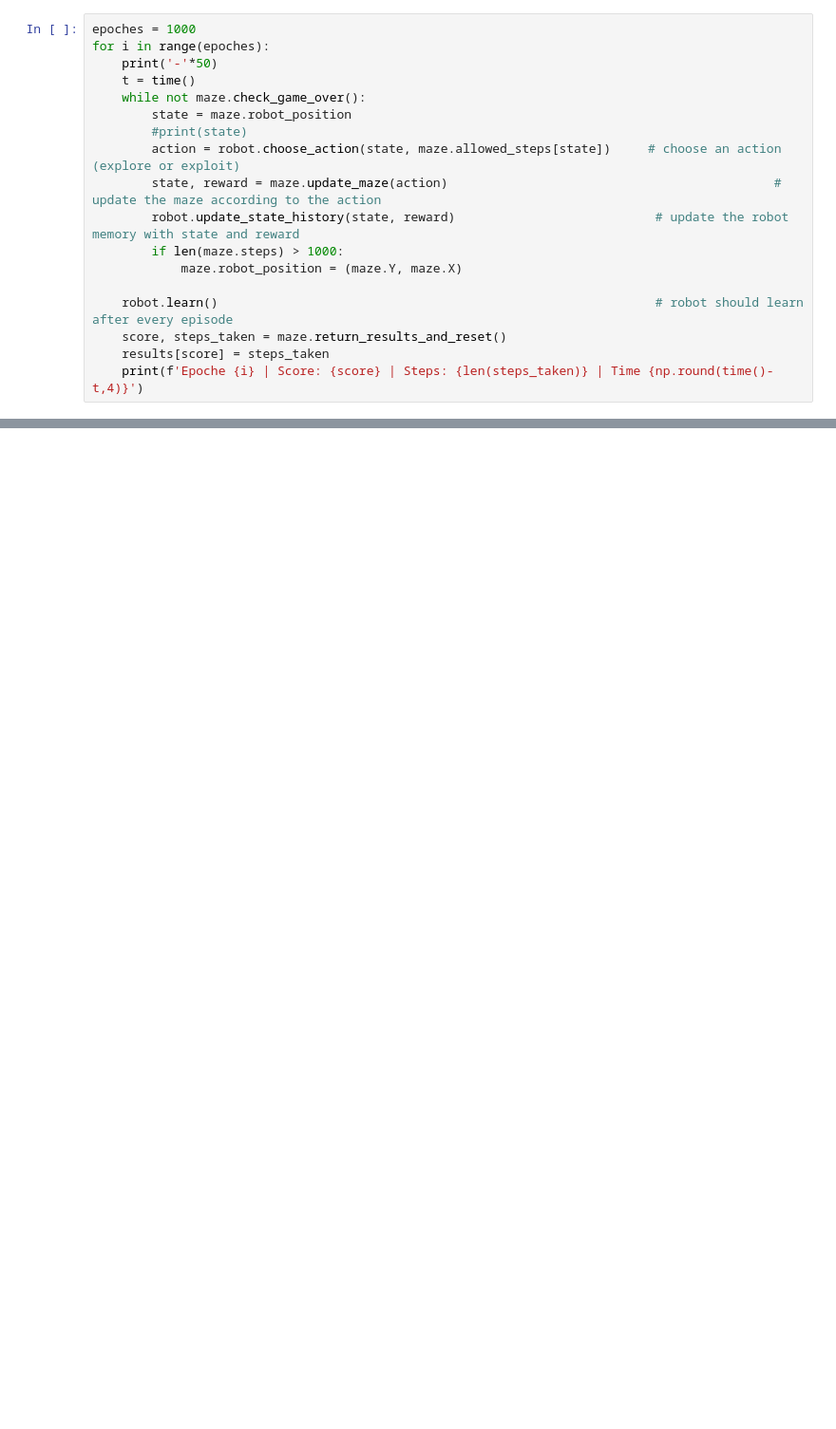
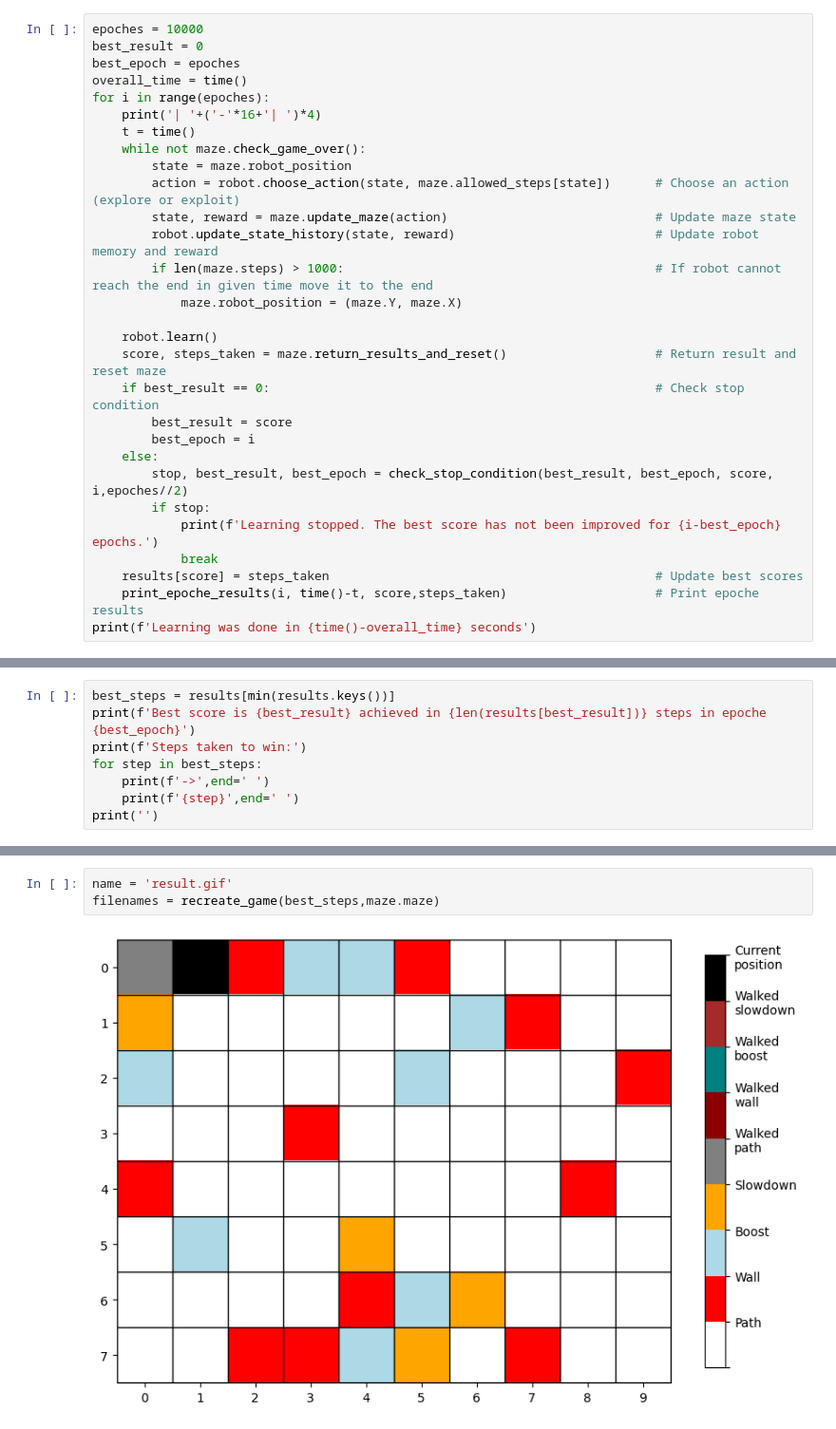
Before and after one commit to zapalke/Python-ml-maze-solver, a Jupyter notebook: main.ipynb, the cells around one changed output, grey strips where cells are left out. Shown at 95% size. Drawn from its saved outputs; the diff is of its cells as text; blank space fills up the shorter version.

```diff
--- a/main.ipynb
+++ b/main.ipynb
@@ -229,19 +306,30 @@ steps = game.print_allowed_steps()
 # %%
-epoches = 1000
+epoches = 10000
+best_result = 0
+best_epoch = epoches
+overall_time = time()
 for i in range(epoches):
-    print('-'*50)
+    print('| '+('-'*16+'| ')*4)
     t = time()
     while not maze.check_game_over():
         state = maze.robot_position
-        #print(state)
-        action = robot.choose_action(state, maze.allowed_steps[state])     # choose an action (explore or exploit)
-        state, reward = maze.update_maze(action)                                            # update the maze according to the action
-        robot.update_state_history(state, reward)                           # update the robot memory with state and reward
-        if len(maze.steps) > 1000:
+        action = robot.choose_action(state, maze.allowed_steps[state])      # Choose an action (explore or exploit)
+        state, reward = maze.update_maze(action)                            # Update maze state
+        robot.update_state_history(state, reward)                           # Update robot memory and reward
+        if len(maze.steps) > 1000:                                          # If robot cannot reach the end in given time move it to the end
             maze.robot_position = (maze.Y, maze.X)
 
-    robot.learn()                                                           # robot should learn after every episode
-    score, steps_taken = maze.return_results_and_reset()
-    results[score] = steps_taken
-    print(f'Epoche {i} | Score: {score} | Steps: {len(steps_taken)} | Time {np.round(time()-t,4)}')
+    robot.learn()
+    score, steps_taken = maze.return_results_and_reset()                    # Return result and reset maze
+    if best_result == 0:                                                    # Check stop condition
+        best_result = score
+        best_epoch = i
+    else:
+        stop, best_result, best_epoch = check_stop_condition(best_result, best_epoch, score, i,epoches//2)
+        if stop:
+            print(f'Learning stopped. The best score has not been improved for {i-best_epoch} epochs.')
+            break
+    results[score] = steps_taken                                            # Update best scores
+    print_epoche_results(i, time()-t, score,steps_taken)                    # Print epoche results
+print(f'Learning was done in {time()-overall_time} seconds')
 # %% [output]
@@ -264,0 +353,8 @@ Epoche 999 | Score: 519 | Steps: 24 | Time 0.0
+# %%
+best_steps = results[min(results.keys())]
+print(f'Best score is {best_result} achieved in {len(results[best_result])} steps in epoche {best_epoch}')
+print(f'Steps taken to win:')
+for step in best_steps:
+    print(f'->',end=' ')
+    print(f'{step}',end=' ')
+print('')
@@ -264,0 +365,5 @@ Epoche 999 | Score: 519 | Steps: 24 | Time 0.0
+# %%
+name = 'result.gif'
+filenames = recreate_game(best_steps,maze.maze)
+# %% [output]
+[figure, added]
```
Also changed, not shown: parts of 27 cells of this notebook, 1 other file.
